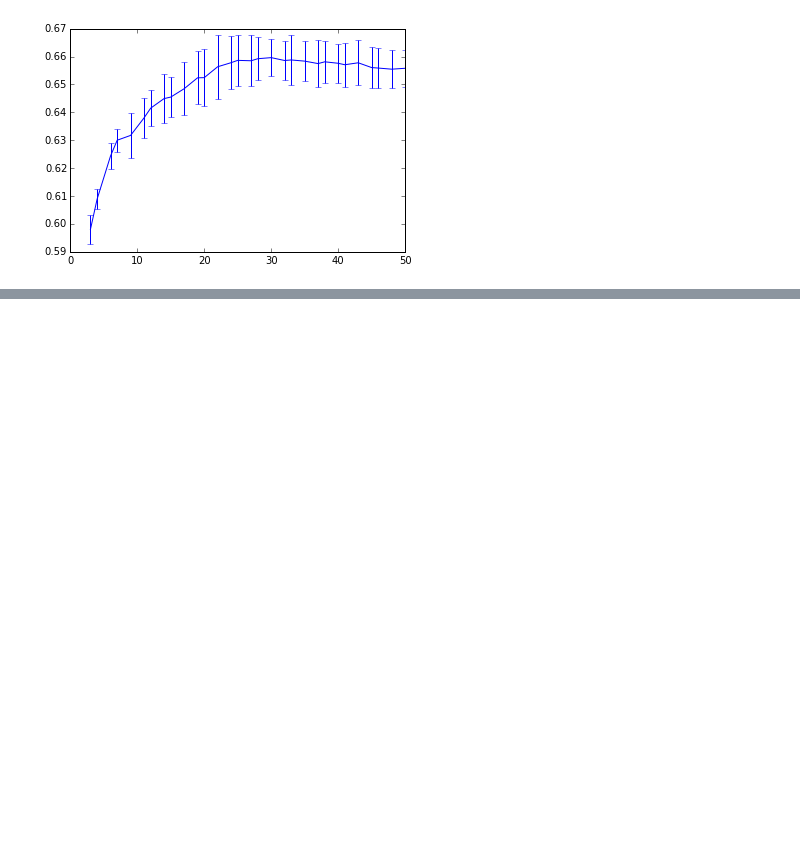
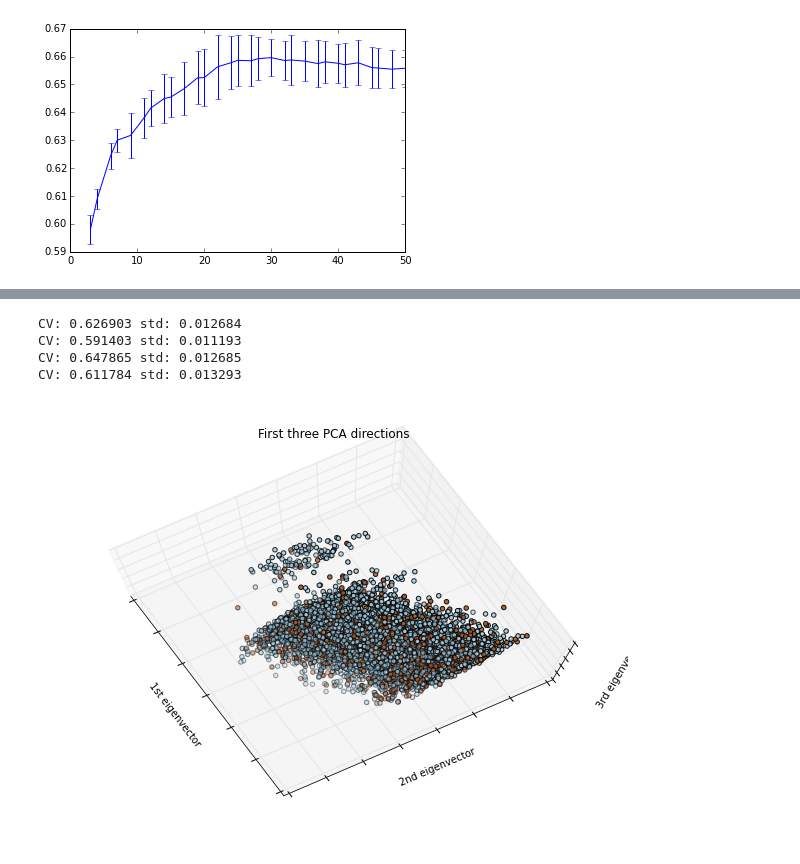
Before and after one commit to dudevil/dm-chemistry, a Jupyter notebook: eda.ipynb, the cells around one changed output, grey strips where cells are left out. Saved outputs shown, nothing was run; the diff lists cells and outputs as text; code cells hidden in the pictures; blank space fills up the shorter version.

```diff
--- a/eda.ipynb
+++ b/eda.ipynb
@@ -300,0 +512,78 @@ Best CV-score: 0.659594 with 30 neighbors.
+# %%
+from sklearn.ensemble import RandomForestClassifier
+from sklearn.linear_model import LogisticRegression
+
+
+kmeans2 = KMeans(n_clusters=2, n_jobs=-1)
+kmeans2.fit(X2)
+
+X2 = X_scaled[kmeans.labels_ == 0]
+
+rf = RandomForestClassifier(n_estimators=500)
+scores = cross_val_score(rf,
+                         X2[kmeans2.labels_ == 0],
+                         Y2[kmeans2.labels_ == 0],
+                         scoring='roc_auc',
+                         cv=5, n_jobs=3)
+print("CV: %f std: %f" % (scores.mean(), scores.std()))
+
+scores = cross_val_score(rf,
+                         X2[kmeans2.labels_ == 1],
+                         Y2[kmeans2.labels_ == 1],
+                         scoring='roc_auc',
+                         cv=5, n_jobs=3)
+
+print("CV: %f std: %f" % (scores.mean(), scores.std()))
+
+lreg = LogisticRegression(class_weight='auto')
+scores = cross_val_score(lreg,
+                         X2[kmeans2.labels_ == 0],
+                         Y2[kmeans2.labels_ == 0],
+                         scoring='roc_auc',
+                         cv=5, n_jobs=3)
+print("CV: %f std: %f" % (scores.mean(), scores.std()))
+
+scores = cross_val_score(lreg,
+                         X2[kmeans2.labels_ == 1],
+                         Y2[kmeans2.labels_ == 1],
+                         scoring='roc_auc',
+                         cv=5, n_jobs=3)
+
+print("CV: %f std: %f" % (scores.mean(), scores.std()))
+
+#fig = plt.figure(1, figsize=(8, 6))
+#ax = Axes3D(fig, elev=-100, azim=-150)
+#ax.scatter(X2[:, 0], X2[:, 1], X2[:, 2], c=kmeans.labels_,
+#           cmap=plt.cm.Paired)
+#ax.set_title("First three PCA directions")
+#ax.set_xlabel("1st eigenvector")
+#ax.w_xaxis.set_ticklabels([])
+#ax.set_ylabel("2nd eigenvector")
+#ax.w_yaxis.set_ticklabels([])
+#ax.set_zlabel("3rd eigenvector")
+#ax.w_zaxis.set_ticklabels([])
+# %% [output]
+CV: 0.626903 std: 0.012684
+CV: 0.591403 std: 0.011193
+CV: 0.647865 std: 0.012685
+CV: 0.611784 std: 0.013293
+# %%
+
+BCX_1 = X2[kmeans2.labels_ == 0]
+BCY_1 = Y2[kmeans2.labels_ == 0]
+
+fig = plt.figure(1, figsize=(8, 6))
+ax = Axes3D(fig, elev=-100, azim=-150)
+ax.scatter(BCX_1[:, 0], BCX_1[:, 1], BCX_1[:, 2], c=BCY_1,
+           cmap=plt.cm.Paired)
+ax.set_title("First three PCA directions")
+ax.set_xlabel("1st eigenvector")
+ax.w_xaxis.set_ticklabels([])
+ax.set_ylabel("2nd eigenvector")
+ax.w_yaxis.set_ticklabels([])
+ax.set_zlabel("3rd eigenvector")
+ax.w_zaxis.set_ticklabels([])
+
+plt.show()
+# %% [output]
+[figure, added]
```
Also changed, not shown: parts of 29 cells of this notebook, 9 other files.
